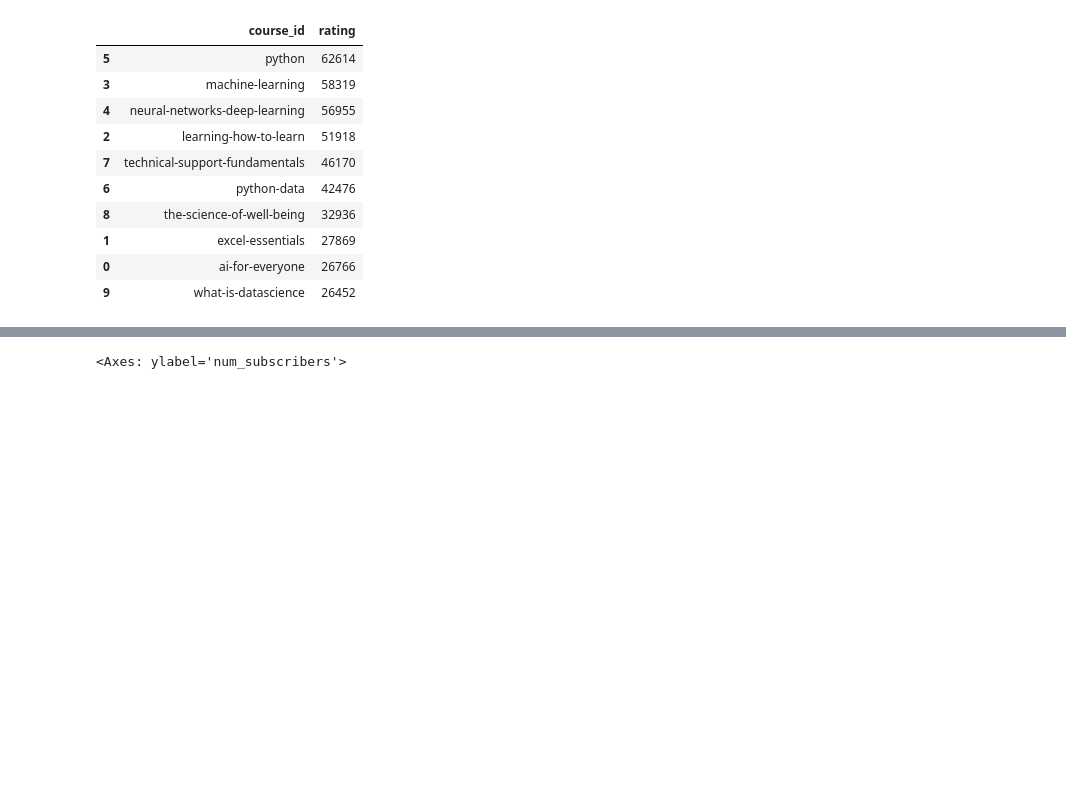
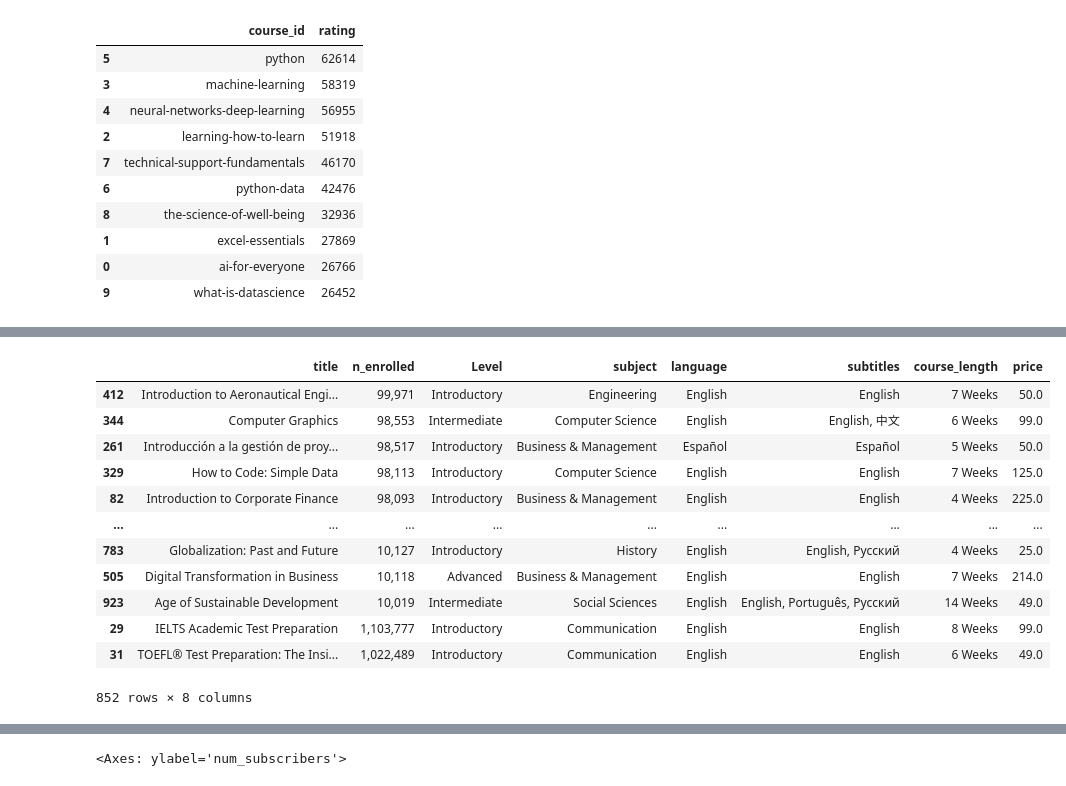
Before and after one commit to octa-acostamonti/MOOCs-Analyisis, a Jupyter notebook: EDA.ipynb, the cells around one changed output, grey strips where cells are left out. Cells and saved outputs as stored; diff of their text form; code cells hidden in the pictures; blank space fills up the shorter version.

```diff
--- a/EDA.ipynb
+++ b/EDA.ipynb
@@ -274,0 +345,18 @@ edx.head()
+# %%
+edx.dropna(inplace=True)
+# %%
+edx.sort_values("n_enrolled",ascending=False)
+# %% [output]
+|  | title | n_enrolled | Level | subject | language | subtitles | course_length | price |
+| 412 | Introduction to Aeronautical Engi... | 99,971 | Introductory | Engineering | English | English | 7 Weeks | 50.0 |
+| 344 | Computer Graphics | 98,553 | Intermediate | Computer Science | English | English, 中文 | 6 Weeks | 99.0 |
+| 261 | Introducción a la gestión de proy... | 98,517 | Introductory | Business & Management | Español | Español | 5 Weeks | 50.0 |
+| 329 | How to Code: Simple Data | 98,113 | Introductory | Computer Science | English | English | 7 Weeks | 125.0 |
+| 82 | Introduction to Corporate Finance | 98,093 | Introductory | Business & Management | English | English | 4 Weeks | 225.0 |
+| ... | ... | ... | ... | ... | ... | ... | ... | ... |
+| 783 | Globalization: Past and Future | 10,127 | Introductory | History | English | English, Русский | 4 Weeks | 25.0 |
+| 505 | Digital Transformation in Business | 10,118 | Advanced | Business & Management | English | English | 7 Weeks | 214.0 |
+| 923 | Age of Sustainable Development | 10,019 | Intermediate | Social Sciences | English | English, Português, Русский | 14 Weeks | 49.0 |
+| 29 | IELTS Academic Test Preparation | 1,103,777 | Introductory | Communication | English | English | 8 Weeks | 99.0 |
+| 31 | TOEFL® Test Preparation: The Insi... | 1,022,489 | Introductory | Communication | English | English | 6 Weeks | 49.0 |
+852 rows × 8 columns
```
Also changed, not shown: parts of 28 cells of this notebook.
